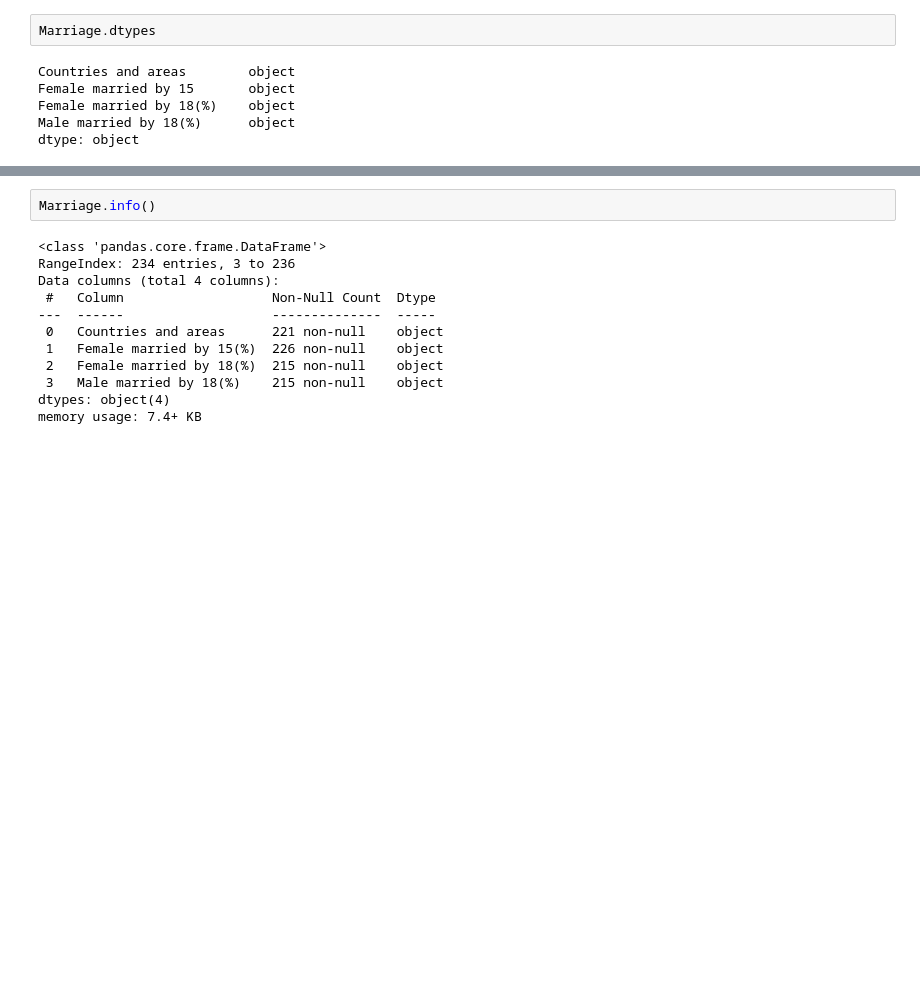
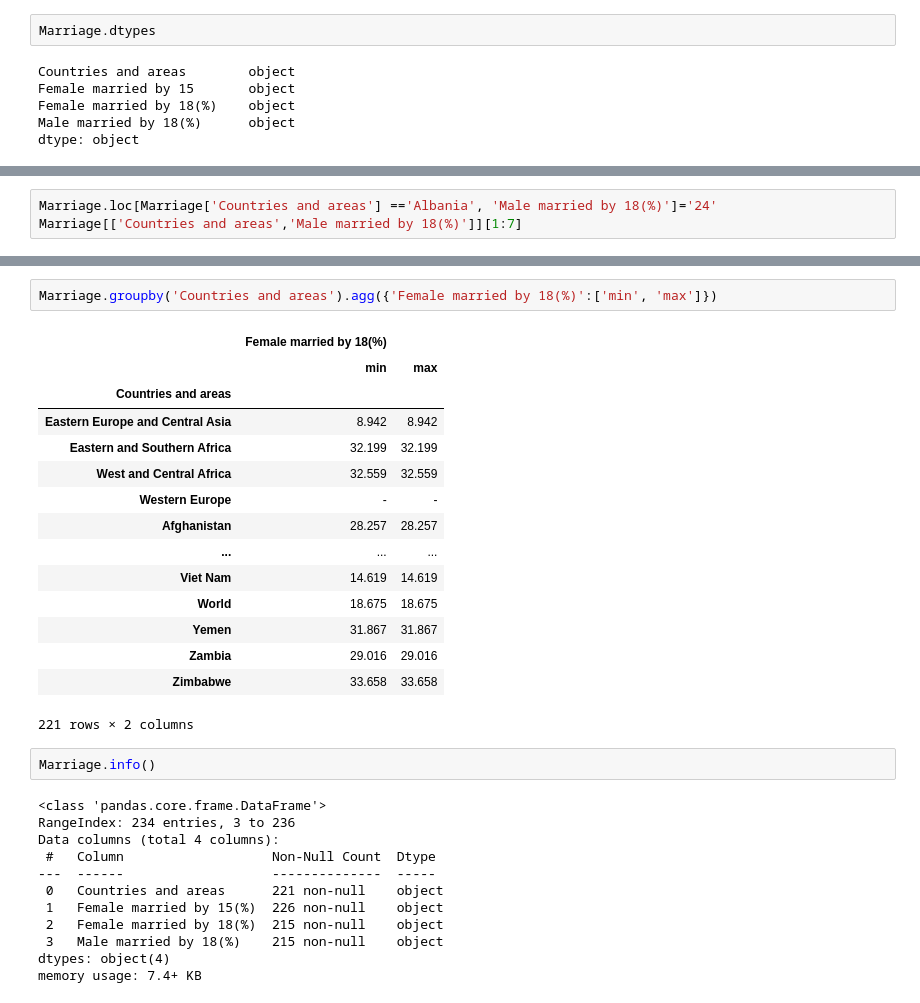
Before and after one commit to shimjide123/datman, a Jupyter notebook: PS2_Yu_Nong.ipynb, the cells around one changed output, grey strips where cells are left out. Saved outputs shown, nothing was run; the diff lists cells and outputs as text; blank space fills up the shorter version.

```diff
--- a/PS2_Yu_Nong.ipynb
+++ b/PS2_Yu_Nong.ipynb
@@ -90,0 +91,3 @@ Marriage.head()
+# %%
+Marriage.loc[Marriage['Countries and areas'] =='Albania', 'Male married by 18(%)']='24'
+Marriage[['Countries and areas','Male married by 18(%)']][1:7]
@@ -91,3 +102,21 @@ Marriage.head()
+# %%
+Marriage.groupby('Countries and areas').agg({'Female married by 18(%)':['min', 'max']})
+# %% [output]
+|  | Female married by 18(%) |  |
+|  | min | max |
+| Countries and areas |  |  |
+| Eastern Europe and Central Asia | 8.942 | 8.942 |
+| Eastern and Southern Africa | 32.199 | 32.199 |
+| West and Central Africa | 32.559 | 32.559 |
+| Western Europe | - | - |
+| Afghanistan | 28.257 | 28.257 |
+| ... | ... | ... |
+| Viet Nam | 14.619 | 14.619 |
+| World | 18.675 | 18.675 |
+| Yemen | 31.867 | 31.867 |
+| Zambia | 29.016 | 29.016 |
+| Zimbabwe | 33.658 | 33.658 |
+221 rows × 2 columns
 # %%
 Marriage.info()
 # %% [output]
```
Also changed, not shown: parts of 3 cells of this notebook.
